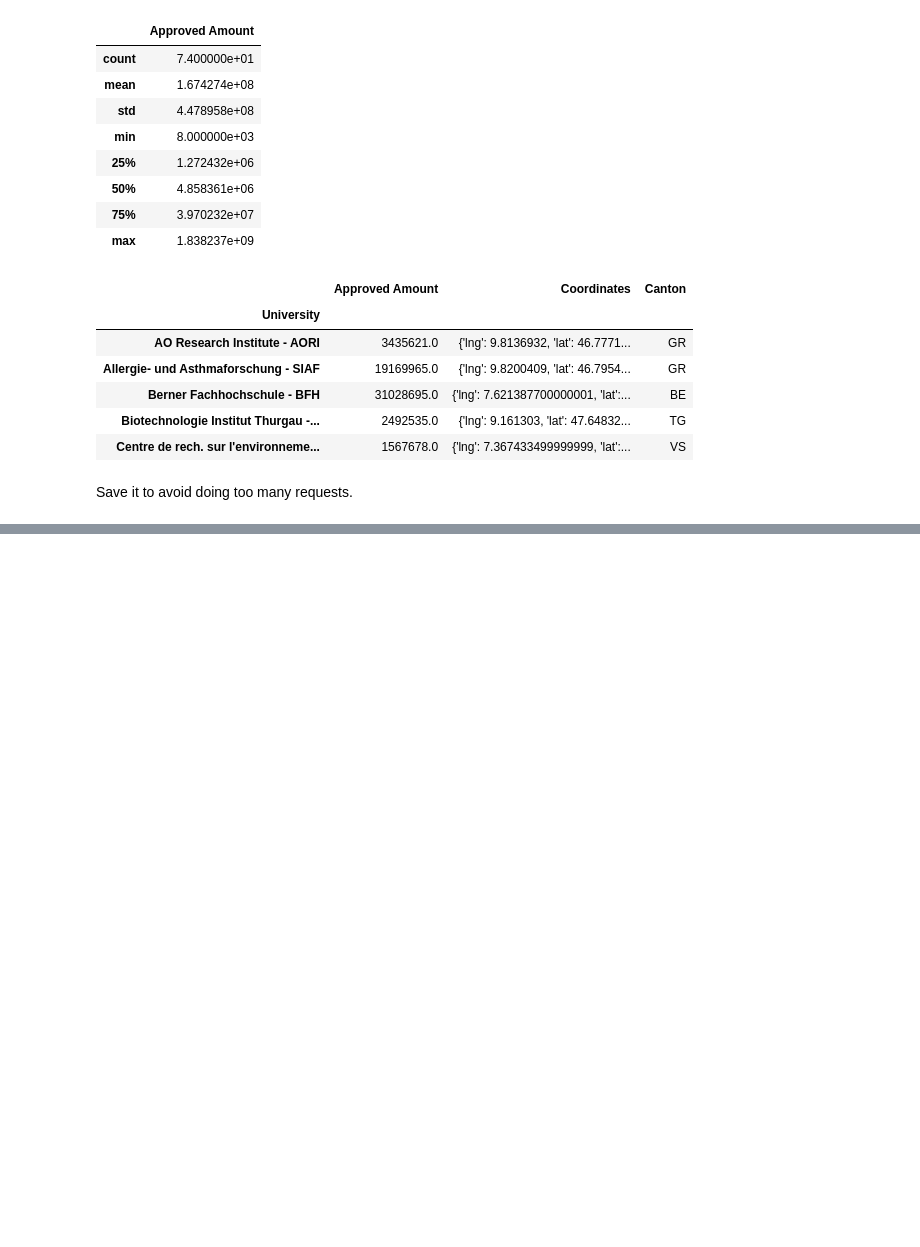
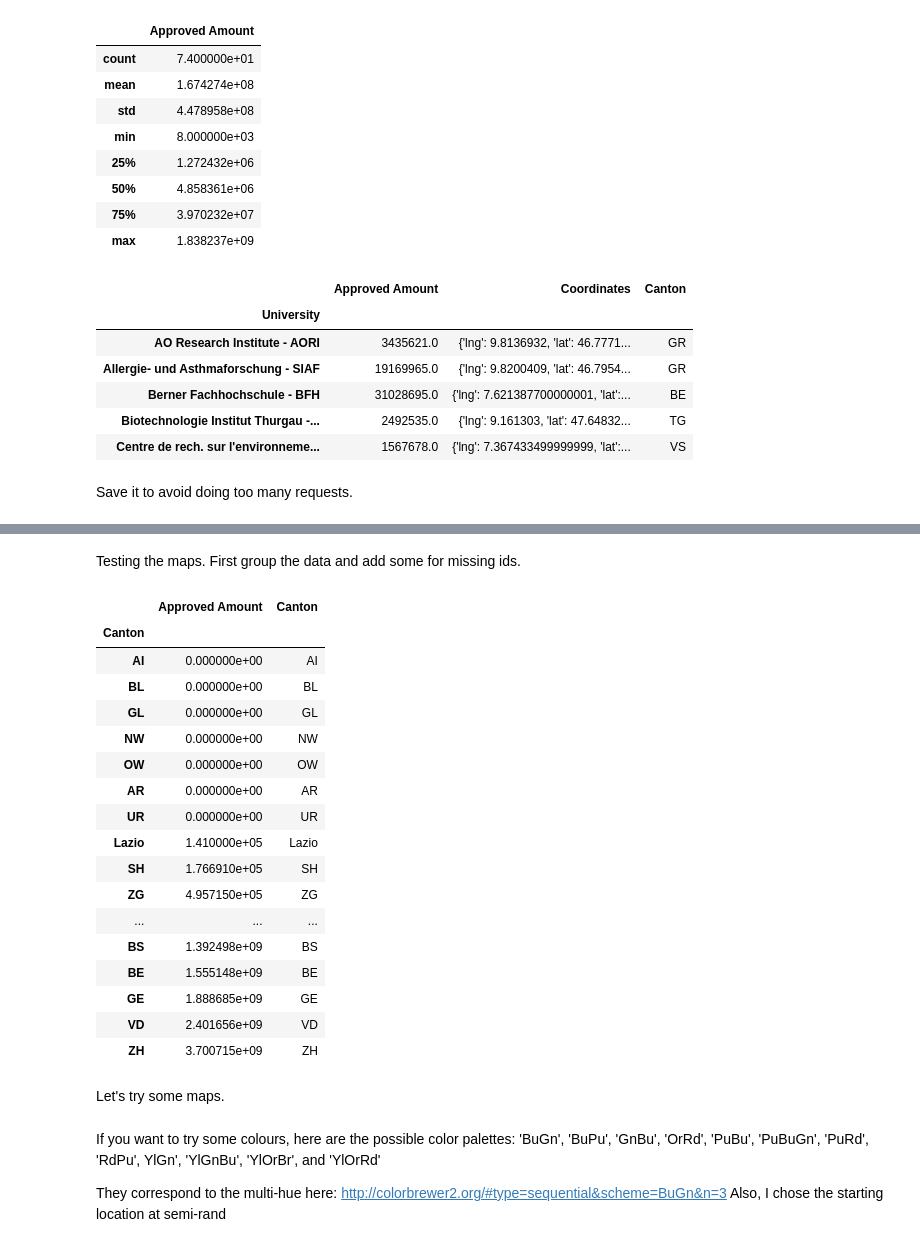
Before and after one commit to bojbilla/AdaHomeworks, a Jupyter notebook: 03 - Interactive Viz/HW3.ipynb, the cells around one changed output, grey strips where cells are left out. Saved outputs shown, nothing was run; the diff lists cells and outputs as text; code cells hidden in the pictures; blank space fills up the shorter version.

```diff
--- a/03 - Interactive Viz/HW3.ipynb
+++ b/03 - Interactive Viz/HW3.ipynb
@@ -185,0 +356,37 @@ Weitere Spitäler - ASPIT
+# %% [markdown]
+Testing the maps. First group the data and add some for missing ids.
+# %%
+test = grants_with_cantons.copy()
+grouped_test = test[['Canton', 'Approved Amount']].groupby(by='Canton').sum()
+#add the canton as a column, required for folium
+grouped_test['Canton'] = grouped_test.index
+#add values for missing cantons
+grouped_test = grouped_test.append(pd.DataFrame({'Approved Amount': 0, 'Canton': ['UR', 'OW', 'NW', 'GL', 'BL', 'AR', 'AI']},
+                                                index=['UR', 'OW', 'NW', 'GL', 'BL', 'AR', 'AI']))
+grouped_test.sort_values(by='Approved Amount')
+# %% [output]
+|  | Approved Amount | Canton |
+| Canton |  |  |
+| AI | 0.000000e+00 | AI |
+| BL | 0.000000e+00 | BL |
+| GL | 0.000000e+00 | GL |
+| NW | 0.000000e+00 | NW |
+| OW | 0.000000e+00 | OW |
+| AR | 0.000000e+00 | AR |
+| UR | 0.000000e+00 | UR |
+| Lazio | 1.410000e+05 | Lazio |
+| SH | 1.766910e+05 | SH |
+| ZG | 4.957150e+05 | ZG |
+| ... | ... | ... |
+| BS | 1.392498e+09 | BS |
+| BE | 1.555148e+09 | BE |
+| GE | 1.888685e+09 | GE |
+| VD | 2.401656e+09 | VD |
+| ZH | 3.700715e+09 | ZH |
+# %% [markdown]
+Let's try some maps.
+# %% [markdown]
+If you want to try some colours, here are the possible color palettes: 'BuGn', 'BuPu', 'GnBu', 'OrRd', 'PuBu', 'PuBuGn', 'PuRd', 'RdPu', YlGn', 'YlGnBu', 'YlOrBr', and 'YlOrRd'
+
+They correspond to the multi-hue here: http://colorbrewer2.org/#type=sequential&scheme=BuGn&n=3
+Also, I chose the starting location at semi-rand
```
Also changed, not shown: parts of 28 cells of this notebook, 2 other files.
